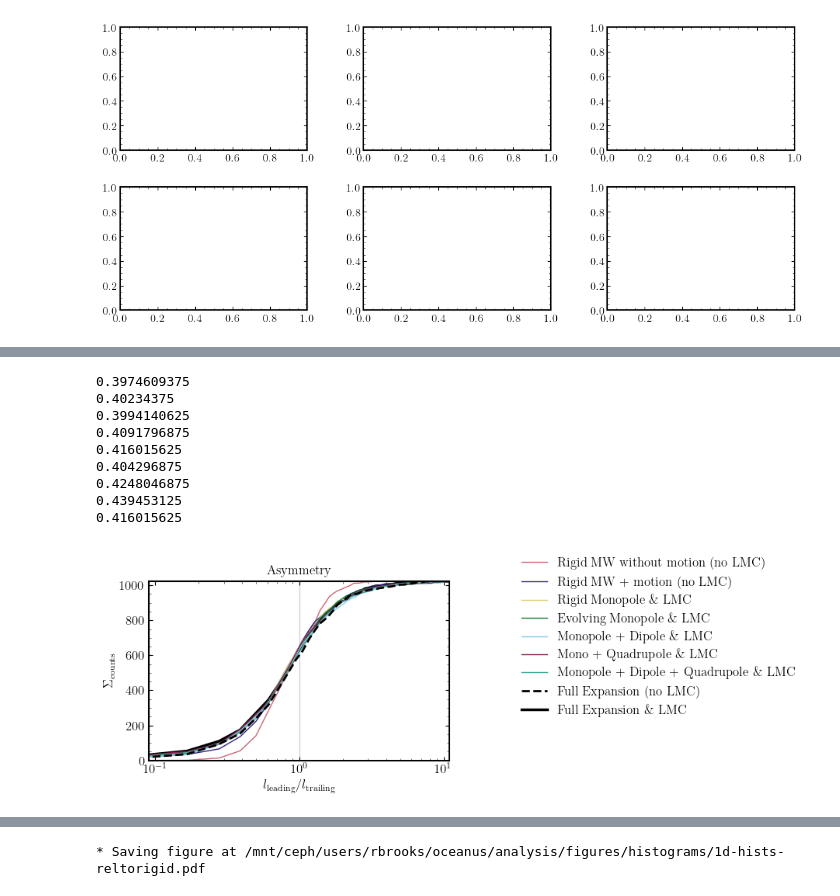
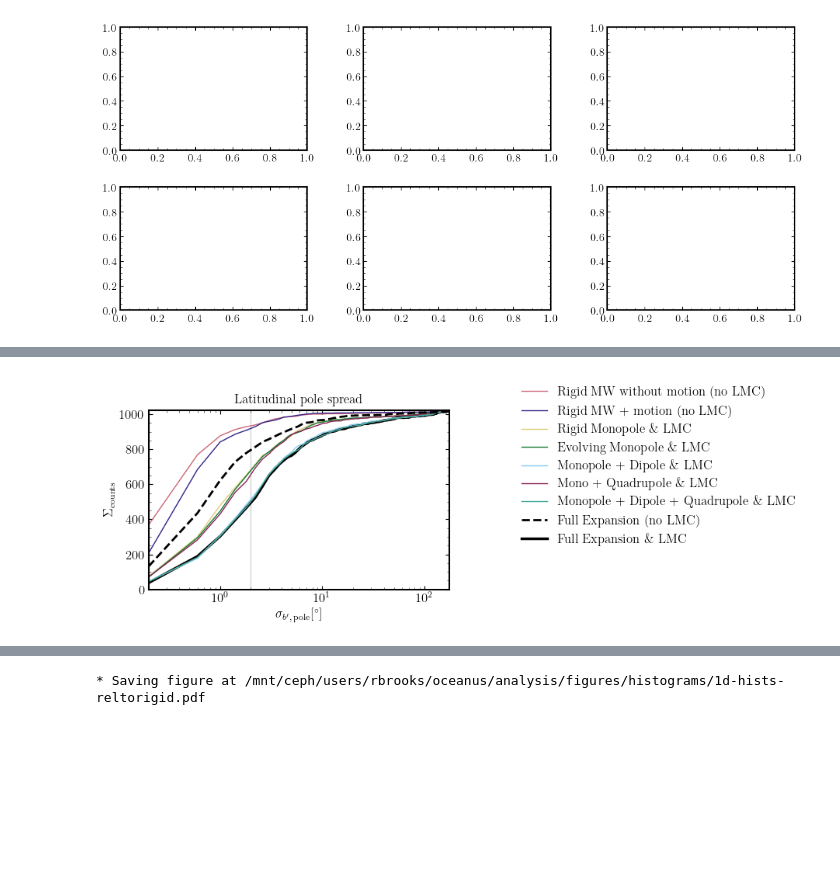
Before and after one commit to dc-broo3/oceanus, a Jupyter notebook: analysis/datamining.ipynb, the cells around one changed output, grey strips where cells are left out. Cells and saved outputs as stored; diff of their text form; code cells hidden in the pictures; blank space fills up the shorter version.

```diff
--- a/analysis/datamining.ipynb
+++ b/analysis/datamining.ipynb
@@ -359,3 +196,15 @@ plt_1dhists(path, plotname, False)
 <KeysViewHDF5 ['L', 'Lz', 'apocenter', 'av_lat', 'av_lon', 'b_gc', 'ds', 'energies', 'l_gc', 'lats', 'lengths', 'lmc_sep', 'loc_veldis', 'lons', 'mass', 'pericenter', 'pm_b', 'pm_l_cosb', 'pole_b', 'p ...
 KeyboardInterrupt:
 [figure]
+# %%
+def orbpole(xs,vs):
+    uu = np.cross(xs, vs)
+    uumag = np.linalg.norm(uu)
+    u = uu.T/uumag
+    b = np.arcsin(u[2])
+    sinl = u[1]/np.cos(b)
+    cosl = u[0]/np.cos(b)
+    ll = np.arctan2(sinl, cosl)
+    gl = np.degrees(ll)
+    gb = np.degrees(b)
+    return gl, gb
@@ -362,52 +238,53 @@ KeyboardInterrupt:
 # %%
+path = '/mnt/ceph/users/rbrooks/oceanus/analysis/stream-runs/combined-files/plotting_data/1024-dthalfMyr-10rpmin-75ramax/'
+plotname= '1d-hists-cumulative'
+
 fig, ax = plt.subplots(1,1, figsize=(5,3))
 
 
 potentials = list(['rigid-mw.hdf5','static-mw.hdf5', 'rm-MWhalo-full-MWdisc-full-LMC.hdf5', 'em-MWhalo-full-MWdisc-full-LMC.hdf5',\
                        'md-MWhalo-full-MWdisc-full-LMC.hdf5', 'mq-MWhalo-full-MWdisc-full-LMC.hdf5', 'mdq-MWhalo-full-MWdisc-full-LMC.hdf5',\
                         'full-MWhalo-full-MWdisc-no-LMC.hdf5', 'Full-MWhalo-MWdisc-LMC.hdf5'])
 
+# potentials = list(['rigid-mw.hdf5',])
+
 labels = list(['Rigid MW without motion (no LMC)', 'Rigid MW + motion (no LMC)', 'Rigid Monopole \& LMC', 'Evolving Monopole \& LMC', \
-               'Monopole + Dipole \& LMC', 'Mono + Quadrupole \& LMC', 'Monopole + Dipole + Quadrupole \& LMC', 'Full Expansion (no LMC)', 'Full Expansion \& LMC'])
+               'Monopole + Dipole \& LMC', 'Mono + Quadrupole \& LMC', 'Monopole + Dipole + Quadrupole \& LMC',\
+               'Full Expansion (no LMC)', 'Full Expansion \& LMC'])
+# labels = list(['Rigid MW without motion (no LMC)'])
 
 for j in range(len(potentials)):
 
     with h5py.File(path + potentials[j],'r') as file:
 
-        lons = np.array(file['lons'])
-        l_lead = np.nanpercentile(lons, 95, axis=1)
-        l_trail = np.nanpercentile(lons, 5, axis=1)
-        asymmetry = np.abs(l_lead/l_trail)
-        print(len(asymmetry[asymmetry>=10**0])/len(asymmetry))
+        t_idx = -1
+        l_pole = np.array(file['pole_l'])[:,t_idx]
+        b_pole = np.array(file['pole_b'])[:,t_idx]
+
+        poles =  np.stack((l_pole, b_pole))
+    rot_pole = np.array([rotation_matrix @ poles[:,i] for i in range(len(l_pole))])
+
     # asymmetry
-    h, bin_edges = np.histogram(asymmetry, bins=np.linspace(0, 11, 100))
+    h, bin_edges = np.histogram(np.nanstd(rot_pole[:,1],axis=1), bins=np.linspace(0, 200, 500))
     bin_mids = (bin_edges[:-1] + bin_edges[1:]) /2
     if j==8:
         plt.plot(bin_mids, np.cumsum(h), lw=2.5, color='k', label=labels[j], zorder=1)
     elif j==7:
         plt.plot(bin_mids, np.cumsum(h), lw=2, ls='dashed', color='k', label=labels[j])
     else:
         plt.plot(bin_mids, np.cumsum(h), lw=1, label=labels[j], zorder=2)
 
-    plt.vlines(1, 0, 1024, color='lightgrey', ls='solid', lw=.75, zorder=0.5)
-    plt.xlabel(r'$l_{\mathrm{leading}}/l_{\mathrm{trailing}}$')
+    plt.vlines(2, 0, 1024, color='lightgrey', ls='solid', lw=.75, zorder=0.5)
+
+    plt.xlabel(r'$\sigma_{b^{\prime},\,{\mathrm{pole}}}[^{\circ}]$')
     plt.ylabel(r'$\Sigma_{\mathrm{counts}}$')
-    plt.xlim(0.09, 11)
+    plt.xlim(0.2,175)
     plt.xscale('log')
     plt.ylim(0,1024)
-    plt.title('Asymmetry')
+    plt.title('Latitudinal pole spread')
     plt.legend(frameon=False, ncol=1, fontsize=12, bbox_to_anchor=(1.2,1.2))
 # %% [output]
-0.3974609375
-0.40234375
-0.3994140625
-0.4091796875
-0.416015625
-0.404296875
-0.4248046875
-0.439453125
-0.416015625
-[figure, old version]
+[figure, new version]
 # %%
 def plt_1dhists_cumulative(path, plotname, savefig=False):
     fig, ax = plt.subplots(4,2, figsize=(10,12))
```
Also changed, not shown: parts of 8 cells of this notebook, 2 other files.
